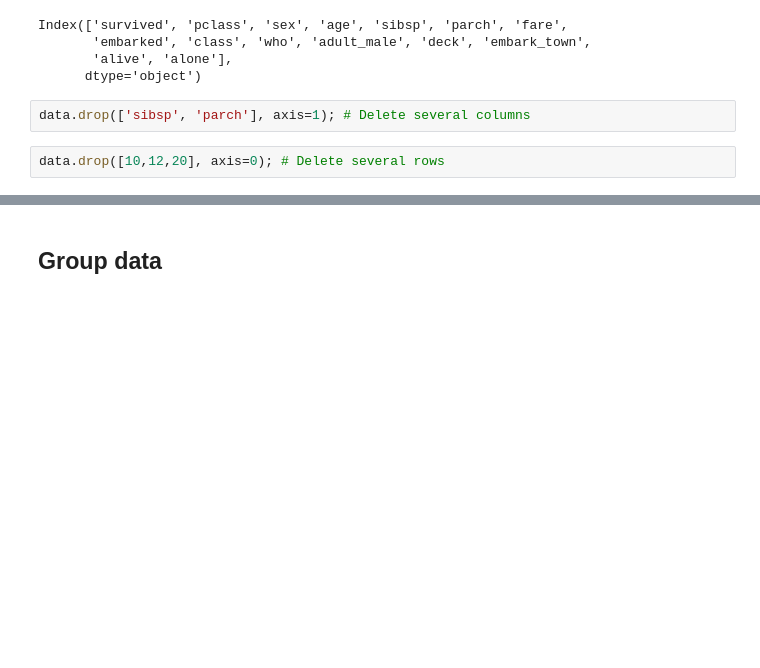
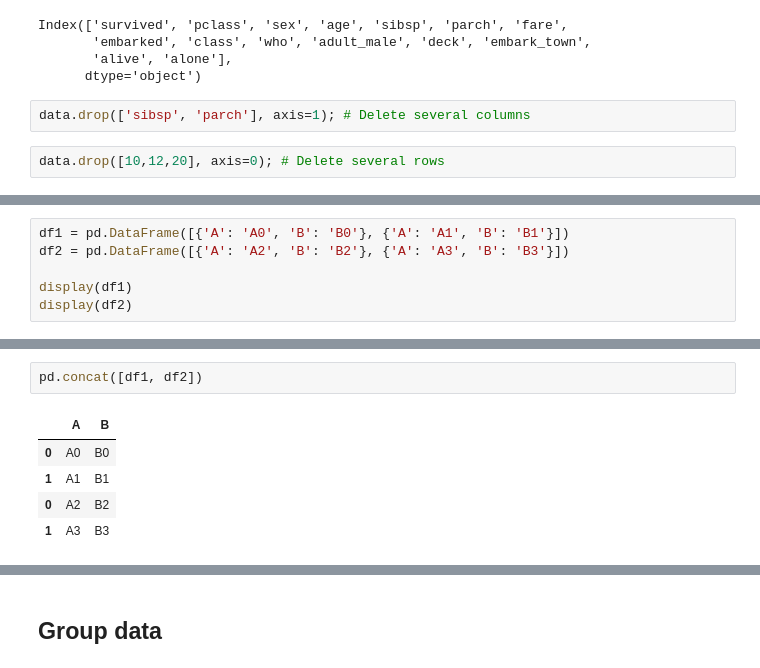
Before and after one commit to dfbarrero/dataCourse, a Jupyter notebook: pandas/Pandas.ipynb, the cells around one changed output, grey strips where cells are left out. Cells and saved outputs as stored; diff of their text form; blank space fills up the shorter version.

```diff
--- a/pandas/Pandas.ipynb
+++ b/pandas/Pandas.ipynb
@@ -568,0 +577,6 @@ data.drop([10,12,20], axis=0); # Delete several rows
+# %%
+df1 = pd.DataFrame([{'A': 'A0', 'B': 'B0'}, {'A': 'A1', 'B': 'B1'}])
+df2 = pd.DataFrame([{'A': 'A2', 'B': 'B2'}, {'A': 'A3', 'B': 'B3'}])
+
+display(df1)
+display(df2)
@@ -568,0 +590,8 @@ data.drop([10,12,20], axis=0); # Delete several rows
+# %%
+pd.concat([df1, df2])
+# %% [output]
+|  | A | B |
+| 0 | A0 | B0 |
+| 1 | A1 | B1 |
+| 0 | A2 | B2 |
+| 1 | A3 | B3 |
```
Also changed, not shown: parts of 24 cells of this notebook.
